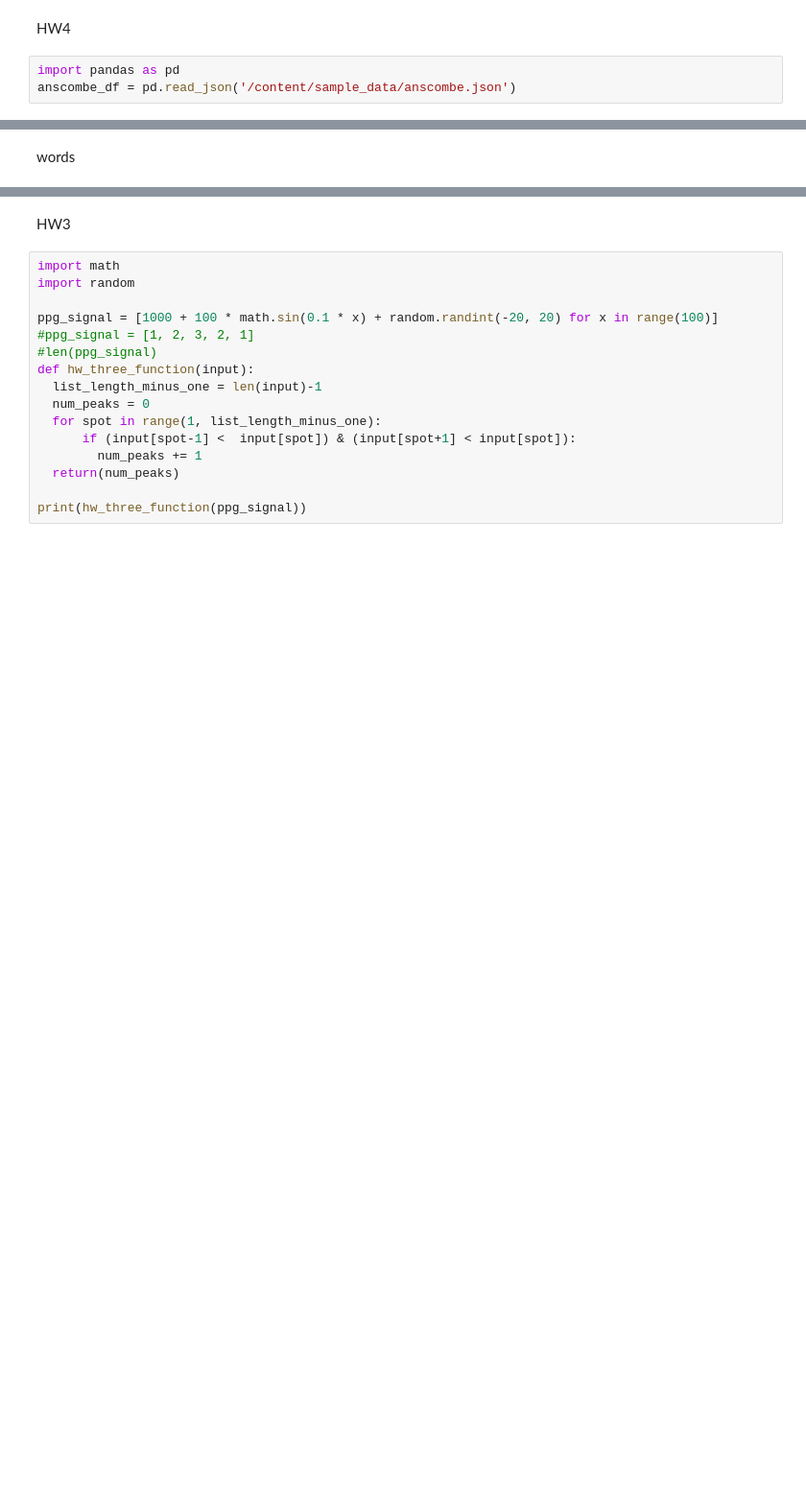
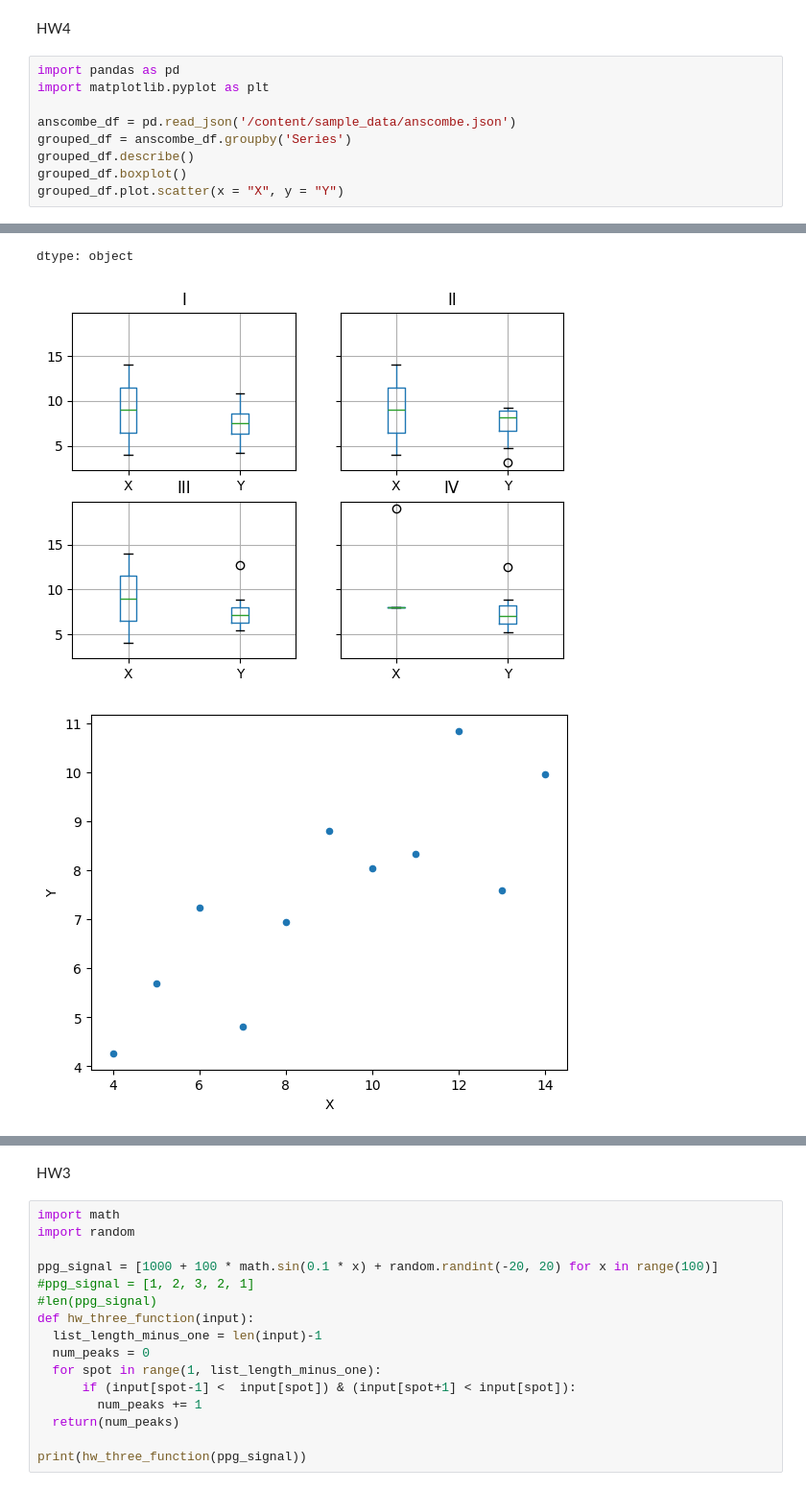
Before and after one commit to Cooper1217/BME3053C-Spring-2025, a Jupyter notebook: HW/All_HWs.ipynb, the cells around one changed output, grey strips where cells are left out. Shown at 96% size. Cells and saved outputs as stored; diff of their text form; blank space fills up the shorter version.

```diff
--- a/HW/All_HWs.ipynb
+++ b/HW/All_HWs.ipynb
@@ -18,4 +18,11 @@
 HW4
 # %%
 import pandas as pd
+import matplotlib.pyplot as plt
+
 anscombe_df = pd.read_json('/content/sample_data/anscombe.json')
+grouped_df = anscombe_df.groupby('Series')
+grouped_df.describe()
+grouped_df.boxplot()
+grouped_df.plot.scatter(x = "X", y = "Y")
+# %% [output]
@@ -21,0 +35,3 @@ anscombe_df = pd.read_json('/content/sample_data/anscombe.json')
+dtype: object
+[figure, added]
+[figure, added]
@@ -22,2 +40,0 @@ anscombe_df = pd.read_json('/content/sample_data/anscombe.json')
-# %% [markdown]
-words
```
Also changed, not shown: parts of 2 cells of this notebook.
